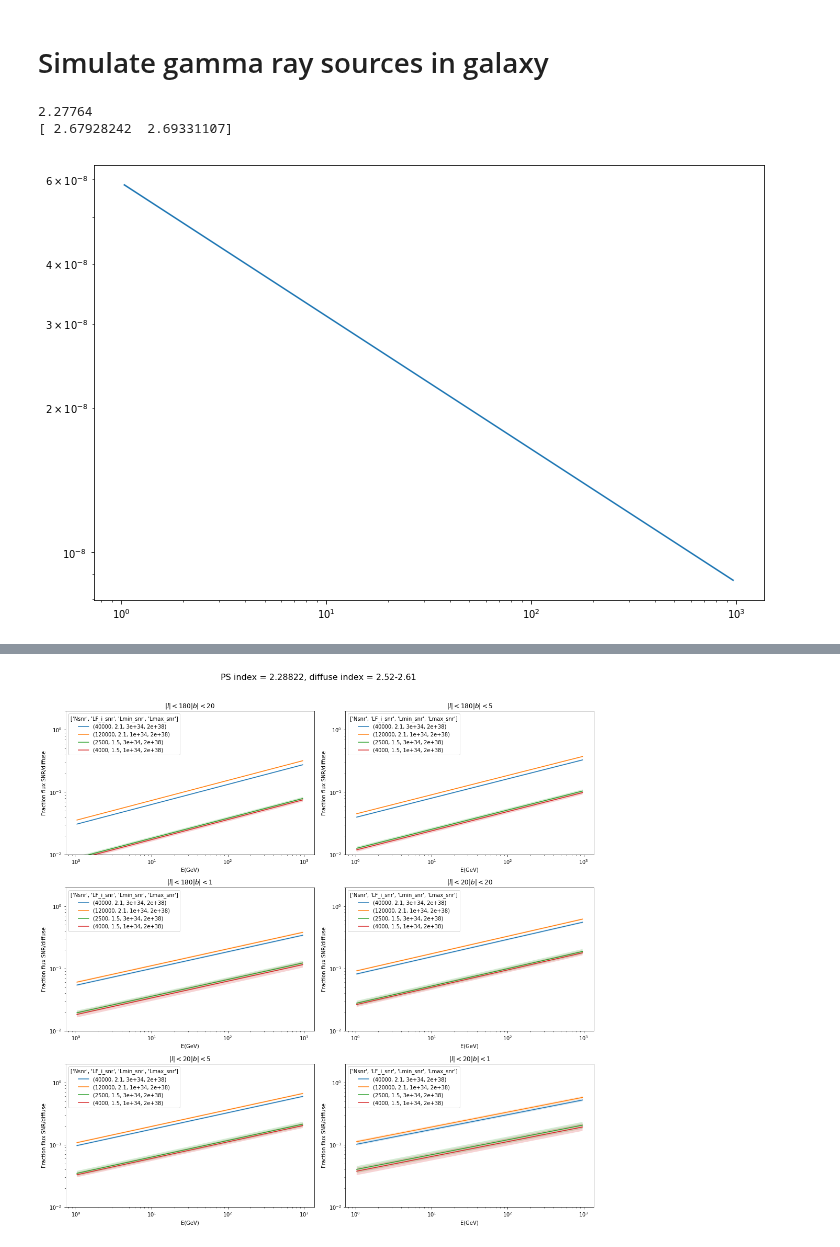
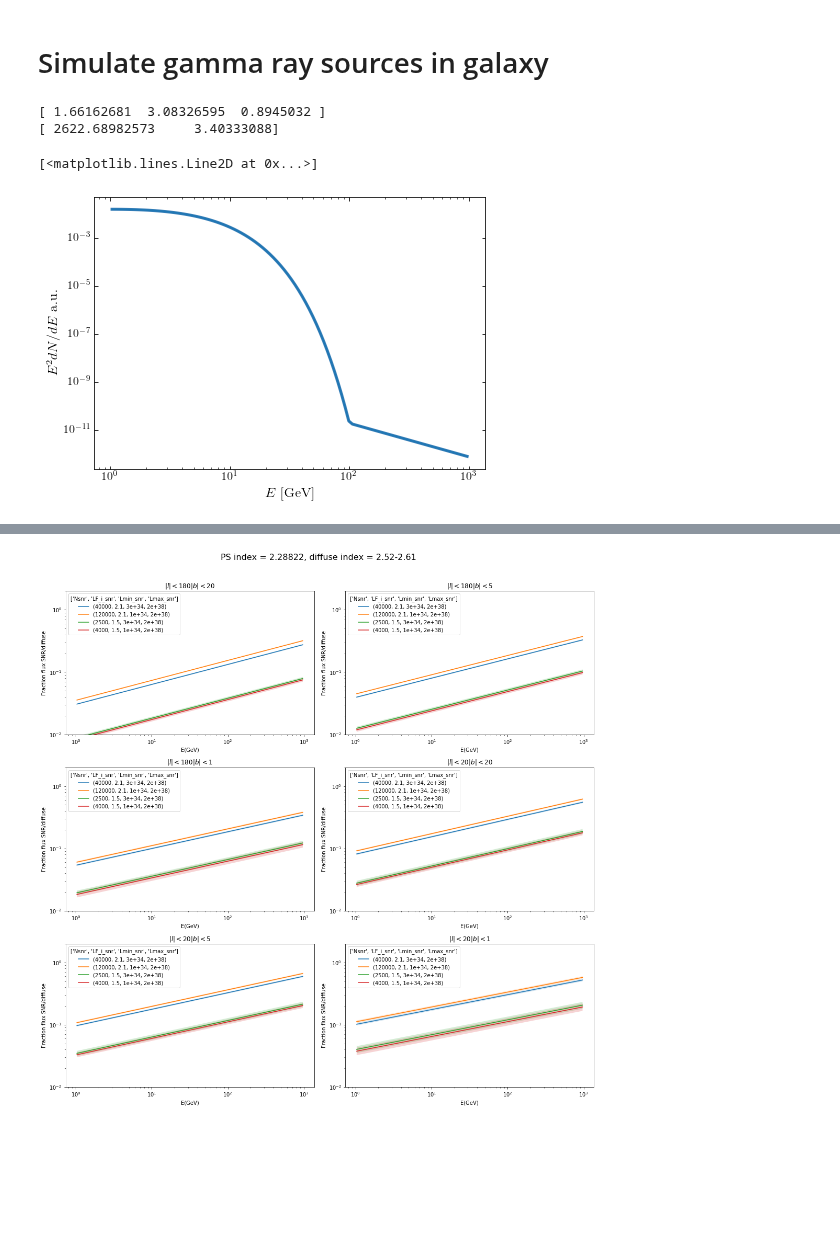
Before and after one commit to martp91/y-rays-UPS, a Jupyter notebook: sim_gamma_sources.ipynb, the cells around one changed output, grey strips where cells are left out. Saved outputs shown, nothing was run; the diff lists cells and outputs as text; code cells hidden in the pictures; blank space fills up the shorter version.

```diff
--- a/sim_gamma_sources.ipynb
+++ b/sim_gamma_sources.ipynb
@@ -154,36 +186,62 @@ def read_catalog(fn,catalog='fgl',classes=['pwn','snr','spp']):
     spec_normed = good_spec/np.max(good_spec)
     #plt.loglog(E,E**2*good_spec)
     return hist_3fgl,spec_normed,ind
-# %%
-ave_spec = read_catalog('gll_psch_v13.fit',catalog='fhl',classes=['pwn','snr','spp']);
-
-plotfunc = lambda E,a,b: b*(E)**-a
-fitfunc = lambda E,a,b: b-a*(E)
-
-fit,cov = curve_fit(fitfunc,np.log10(Efhl),
-                        np.log10(ave_spec))
-
-print fit
-
-#plt.loglog(Efhl,Efhl**2*ave_spec)
-#plt.loglog(Efhl,Efhl**2*plotfunc(Efhl,fit[0],10**fit[1]))
-# %% [output]
-2.27764
-[ 2.67928242  2.69331107]
-[figure, removed]
 # %%
 ##Load 3fgl data and get average spectrum and histogram of fluxes from here
 file_3fgl = 'gll_psc_v16.fit'
 func_log = lambda E,p: p[0]*(E/p[1])**(-p[2]-p[3]*np.log(E/p[1]))
 func_Exp = lambda E,p: p[0]*(E/p[1])**(-p[2])*np.exp((p[1]/p[3])**p[4]-(E/p[3])**p[4])
-hist_3fgl_snr,intp_3fgl_snr_normed,snr_index = read_catalog('gll_psc_v16.fit',classes=['pwn','snr','spp'])
-hist_3fgl_psr,intp_3fgl_psr_normed,psr_index = read_catalog('gll_psc_v16.fit',classes=['psr'])
+#hist_3fgl_snr,intp_3fgl_snr_normed,snr_index = read_catalog('gll_psc_v16.fit',classes=['pwn','snr','spp'])
+#hist_3fgl_psr,intp_3fgl_psr_normed,psr_index = read_catalog('gll_psc_v16.fit',classes=['psr'])
 
-#hist_3fgl_snr,intp_3fgl_snr_normed,snr_index = read_catalog('gll_psch_v13.fit',catalog='fhl',
-#                                                            classes=['pwn','snr','spp'])
+hist_3fgl_snr,intp_3fgl_snr_normed,snr_index = read_catalog('gll_psc_v16.fit',catalog='fgl',
+                                                            classes=['pwn','snr','spp','psr'])
 
+hist_3fhl_snr,intp_3fhl_snr_normed,snr_index = read_catalog('gll_psch_v13.fit',catalog='fhl',
+                                                          classes=['pwn','snr','spp','psr'])
 
+#plt.loglog(E3fgl,E3fgl**2*intp_3fgl_snr_normed)
+#plt.loglog(Efhl,Efhl**2*intp_3fhl_snr_normed)
+f = lambda E,Ebr,p: p[0]*np.where(E <Ebr,(E/p[1])**(-p[2])*np.exp((p[1]/p[3])**p[4]-(E/p[3])**p[4]),
+                                  (Ebr/p[1])**(-p[2])*np.exp((p[1]/p[3])**p[4]-(Ebr/p[3])**p[4])*(E/Ebr)**-p[5])
+#plt.loglog(E3fgl,f(E3fgl,[1.,0.1,1.946,6,1,2.]))
+Ebr = 100
+fitter = lambda E,a,b,c: np.log10(func_Exp(E,[1,0.1,a,b,c]))
+fit, cov = curve_fit(fitter,E3fgl,np.log10(intp_3fgl_snr_normed),p0=[2,6,1])
+print fit
+f2 = lambda E,p: p[0]*E**-p[1]
+fitter2 = lambda E,a,b: np.log10(f2(E,[a,b]))
+fit2,cov2 = curve_fit(fitter2,Efhl,np.log10(intp_3fhl_snr_normed),p0=[1,2.2])
+print fit2
+#plt.loglog(E3fgl,E3fgl**2*func_Exp(E3fgl,[1,0.1,fit[0],fit[1],fit[2]]),'bx')
+#plt.loglog(Efhl,Efhl**2*f2(Efhl,[fit2[0],fit2[1]]),'rx')
+
+fig,ax = plt.subplots(1,figsize=(7,5))
+
+ax.loglog(E,E**2*f(E,Ebr,[1,0.1,fit[0],fit[1],fit[2],fit2[1]]),lw=3,color=c2)
+
+ax.tick_params(axis='both',direction='in',which='both',top='on',right='on',left='on',labelsize=12,labelbottom='on')
+ax.set_ylabel(r"$E^2 dN/dE$  a.u.",fontsize=14)
+ax.set_xlabel(r"$E$ [GeV]",fontsize=14)
+plt.minorticks_on()
+#ax.set_ylim([1e-9, 5e-5])
+plt.savefig('unres_source_spec.pdf')
+
+hist_3fgl_all,intp_3fgl_all_normed,ind = read_catalog('gll_psc_v16.fit',catalog='fgl',
+                                                            classes=['pwn','snr','spp','psr'])
+
+intp_3fgl_all_normed = f(E,Ebr,[1,0.1,fit[0],fit[1],fit[2],fit2[1]])
+ax.loglog(E,E**2*intp_3fgl_all_normed)
+#intp_3fgl_all_normed = f(E,Ebr,[1,0.1,fit[0],fit[1],fit[2],fit2[1]])
+#intp_3fgl_all_normed = f2(E,[1,2.2])
+#plt.loglog(E,E**2*E**-2,'ko')
+#fhl gll_psch_v13.fit
 #intp_3fgl_snr_normed = func_Exp(E,[1,0.1,1.946123, 2.9145198,0.43158293]) #Average overal spec
+# %% [output]
+[ 1.66162681  3.08326595  0.8945032 ]
+[ 2622.68982573     3.40333088]
+[<matplotlib.lines.Line2D at 0x...>]
+[figure, added]
 # %%
 ###Load diffuse flux from skyfact fit
 
```
Also changed, not shown: parts of 10 cells of this notebook.
